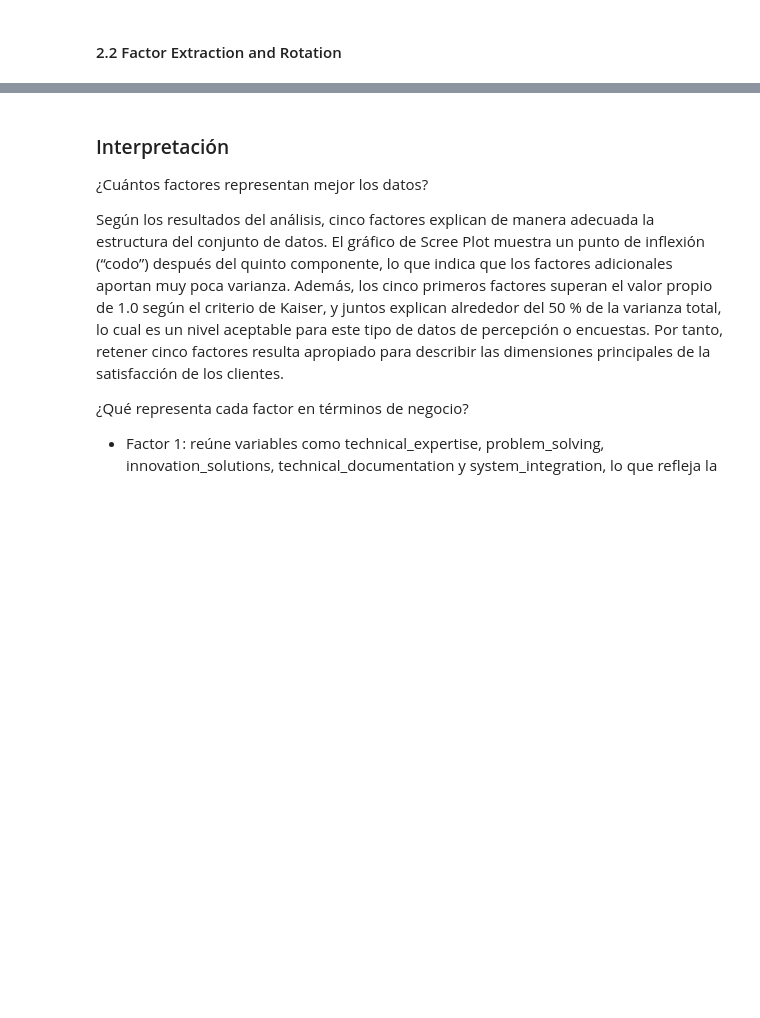
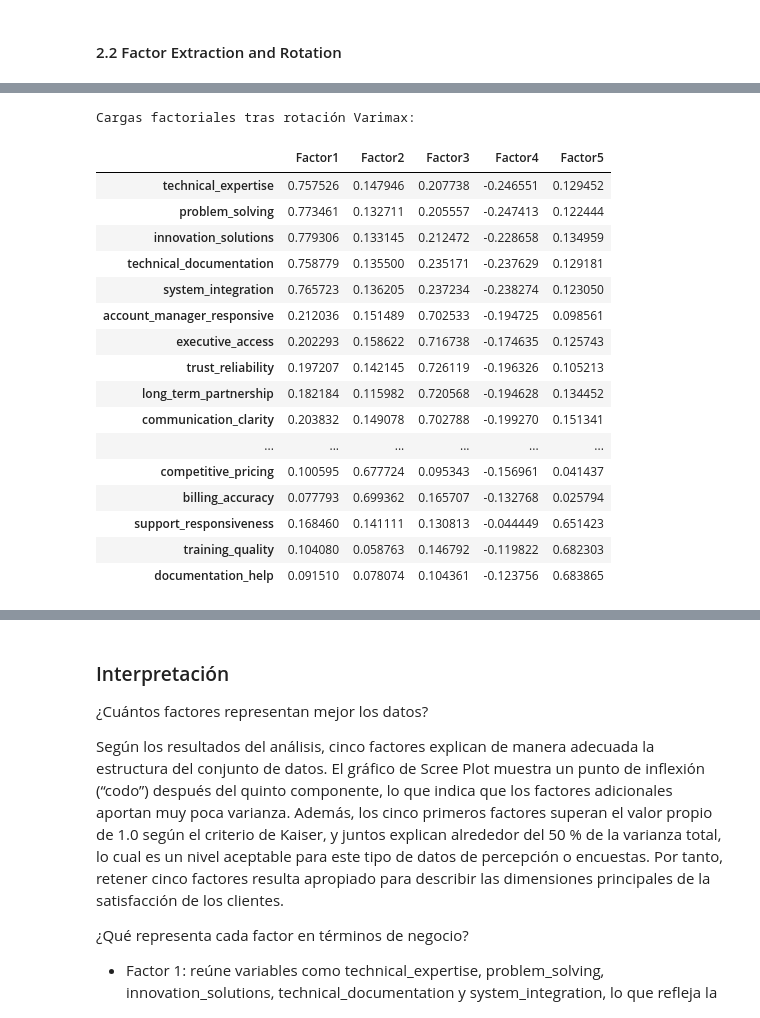
Before and after one commit to reeperezz/Collaborative-Business-Case---Factor-Analysis, a Jupyter notebook: Customer/customer_satisfaction_analysis_team.ipynb, the cells around one changed output, grey strips where cells are left out. Saved outputs shown, nothing was run; the diff lists cells and outputs as text; code cells hidden in the pictures; blank space fills up the shorter version.

```diff
--- a/Customer/customer_satisfaction_analysis_team.ipynb
+++ b/Customer/customer_satisfaction_analysis_team.ipynb
@@ -320,0 +356,26 @@ documentation_help            0.092    0.078    0.104    0.124    0.684
+# %%
+rotator = Rotator()
+Lambda_rot = rotator.fit_transform(fa.loadings_)
+
+print("Cargas factoriales tras rotación Varimax:")
+loads_rotados = pd.DataFrame(Lambda_rot, index=data_df.columns, columns=['Factor1','Factor2','Factor3','Factor4','Factor5'])
+loads_rotados
+# %% [output]
+Cargas factoriales tras rotación Varimax:
+|  | Factor1 | Factor2 | Factor3 | Factor4 | Factor5 |
+| technical_expertise | 0.757526 | 0.147946 | 0.207738 | -0.246551 | 0.129452 |
+| problem_solving | 0.773461 | 0.132711 | 0.205557 | -0.247413 | 0.122444 |
+| innovation_solutions | 0.779306 | 0.133145 | 0.212472 | -0.228658 | 0.134959 |
+| technical_documentation | 0.758779 | 0.135500 | 0.235171 | -0.237629 | 0.129181 |
+| system_integration | 0.765723 | 0.136205 | 0.237234 | -0.238274 | 0.123050 |
+| account_manager_responsive | 0.212036 | 0.151489 | 0.702533 | -0.194725 | 0.098561 |
+| executive_access | 0.202293 | 0.158622 | 0.716738 | -0.174635 | 0.125743 |
+| trust_reliability | 0.197207 | 0.142145 | 0.726119 | -0.196326 | 0.105213 |
+| long_term_partnership | 0.182184 | 0.115982 | 0.720568 | -0.194628 | 0.134452 |
+| communication_clarity | 0.203832 | 0.149078 | 0.702788 | -0.199270 | 0.151341 |
+| ... | ... | ... | ... | ... | ... |
+| competitive_pricing | 0.100595 | 0.677724 | 0.095343 | -0.156961 | 0.041437 |
+| billing_accuracy | 0.077793 | 0.699362 | 0.165707 | -0.132768 | 0.025794 |
+| support_responsiveness | 0.168460 | 0.141111 | 0.130813 | -0.044449 | 0.651423 |
+| training_quality | 0.104080 | 0.058763 | 0.146792 | -0.119822 | 0.682303 |
+| documentation_help | 0.091510 | 0.078074 | 0.104361 | -0.123756 | 0.683865 |
```
Also changed, not shown: parts of 52 cells of this notebook, 6 other files.
